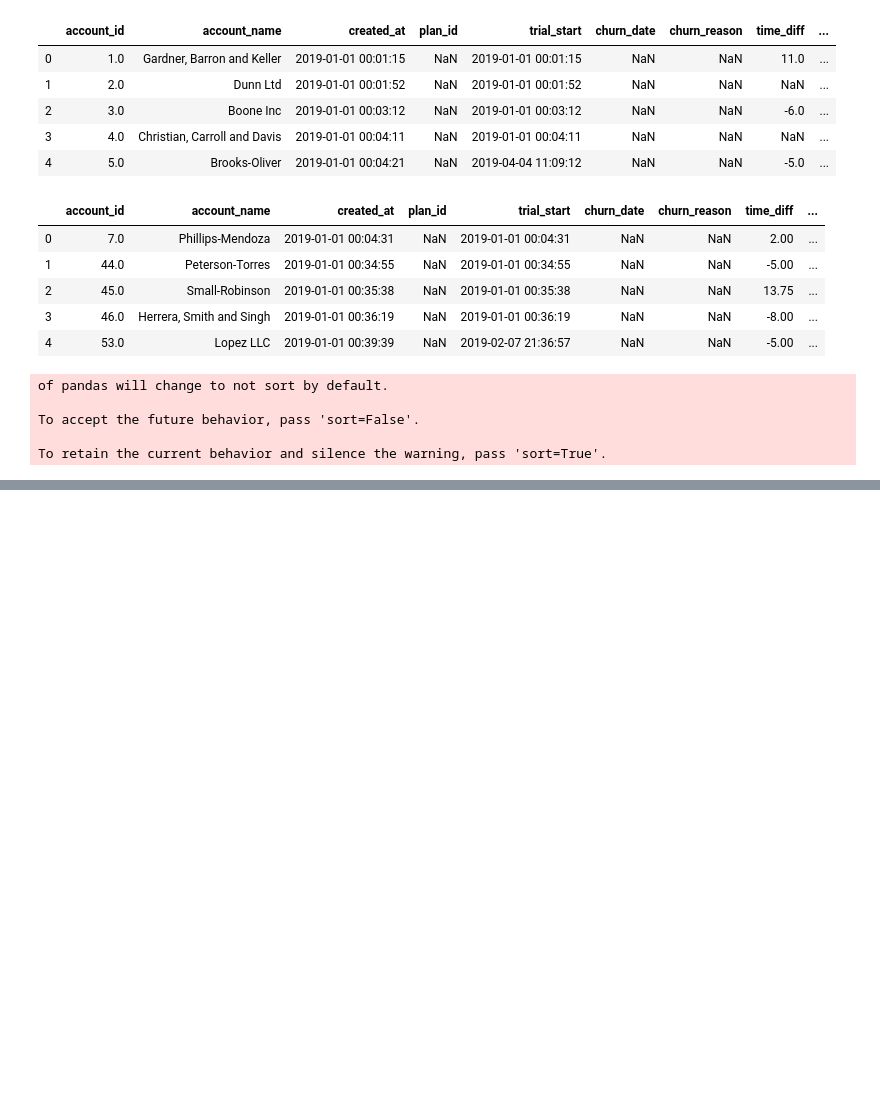
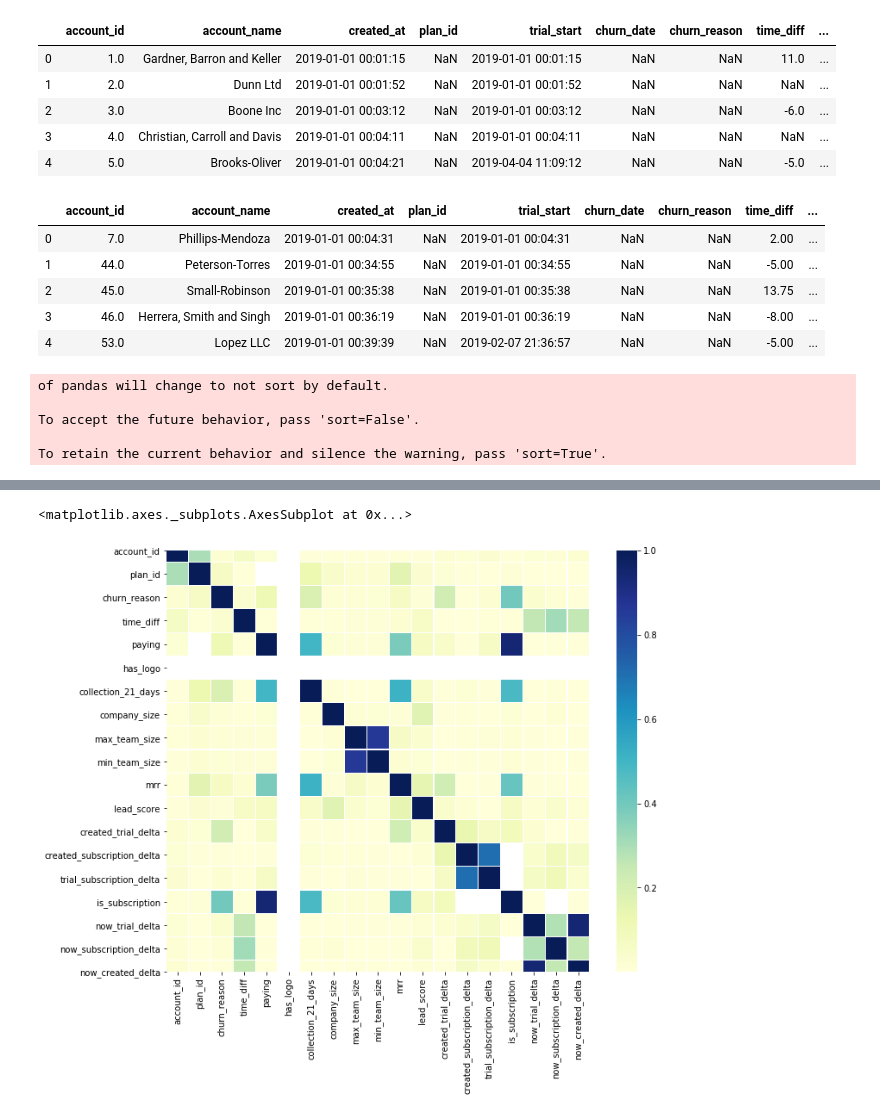
Before and after one commit to yuvalgrossman/datahack_yyr, a Jupyter notebook: Yama's Notebook.ipynb, the cells around one changed output, grey strips where cells are left out. Drawn from its saved outputs; the diff is of its cells as text; code cells hidden in the pictures; blank space fills up the shorter version.

```diff
--- a/Yama's Notebook.ipynb
+++ b/Yama's Notebook.ipynb
@@ -29,11 +29,11 @@ test_accounts.head()
 | 4 | 53.0 | Lopez LLC | 2019-01-01 00:39:39 | NaN | 2019-02-07 21:36:57 | NaN | NaN | -5.00 | ... |
 # %%
 # We map our features into different types
-categorical_features = ['os']
+categorical_features = ['os', 'plan_id', 'browser', 'payment_curency', 'device']
 
-normalized_features = ['collection_21_days']
+normalized_features = ['collection_21_days', 'mrr']
 
-binary_features = ['plan_id']
+binary_features = []
 
 untouched_features = ['paying']
 
@@ -75,3 +75,20 @@ of pandas will change to not sort by default.
 To accept the future behavior, pass 'sort=False'.
 
 To retain the current behavior and silence the warning, pass 'sort=True'.
+# %%
+time_between_created_trial = pd.to_datetime(train_accounts['trial_start']) - pd.to_datetime(train_accounts['created_at'])
+time_between_created_subscription = pd.to_datetime(train_accounts['subscription_started_at']) - pd.to_datetime(train_accounts['created_at'])
+time_between_trial_subscription = pd.to_datetime(train_accounts['subscription_started_at']) - pd.to_datetime(train_accounts['trial_start'])
+from datetime import datetime
+time_between_now_trial = datetime.now() - pd.to_datetime(train_accounts['trial_start'])
+time_between_now_subscription = datetime.now() - pd.to_datetime(train_accounts['subscription_started_at'])
+time_between_now_created = datetime.now() - pd.to_datetime(train_accounts['created_at'])
+# %%
+train_accounts = train_accounts.assign(created_trial_delta=time_between_created_trail.apply(lambda x: (x.seconds//3600)))
+train_accounts = train_accounts.assign(created_subscription_delta=time_between_created_subscription.apply(lambda x: (x.seconds//3600)))
+train_accounts = train_accounts.assign(trial_subscription_delta=time_between_trial_subscription.apply(lambda x: (x.seconds//3600)))
+train_accounts = train_accounts.assign(now_trial_delta=time_between_now_trial.apply(lambda x: (x.seconds//3600)))
+train_accounts = train_accounts.assign(now_subscription_delta=time_between_now_subscription.apply(lambda x: (x.seconds//3600)))
+train_accounts = train_accounts.assign(now_created_delta=time_between_now_created.apply(lambda x: (x.seconds//3600)))
+# %%
+train_accounts['is_subscription'] = (train_accounts.subscription_started_at.isna()).astype(int)
@@ -77,0 +111,7 @@ To retain the current behavior and silence the warning, pass 'sort=True'.
+# %%
+corrmat = train_accounts.select_dtypes('number').corr()
+f, ax = plt.subplots(figsize = (11,9))
+sns.heatmap(abs(corrmat), ax=ax, cmap='YlGnBu', linewidths= 0.1)
+# %% [output]
+<matplotlib.axes._subplots.AxesSubplot at 0x...>
+[figure, added]
```
Also changed, not shown: parts of 12 cells of this notebook, 1 other file.
